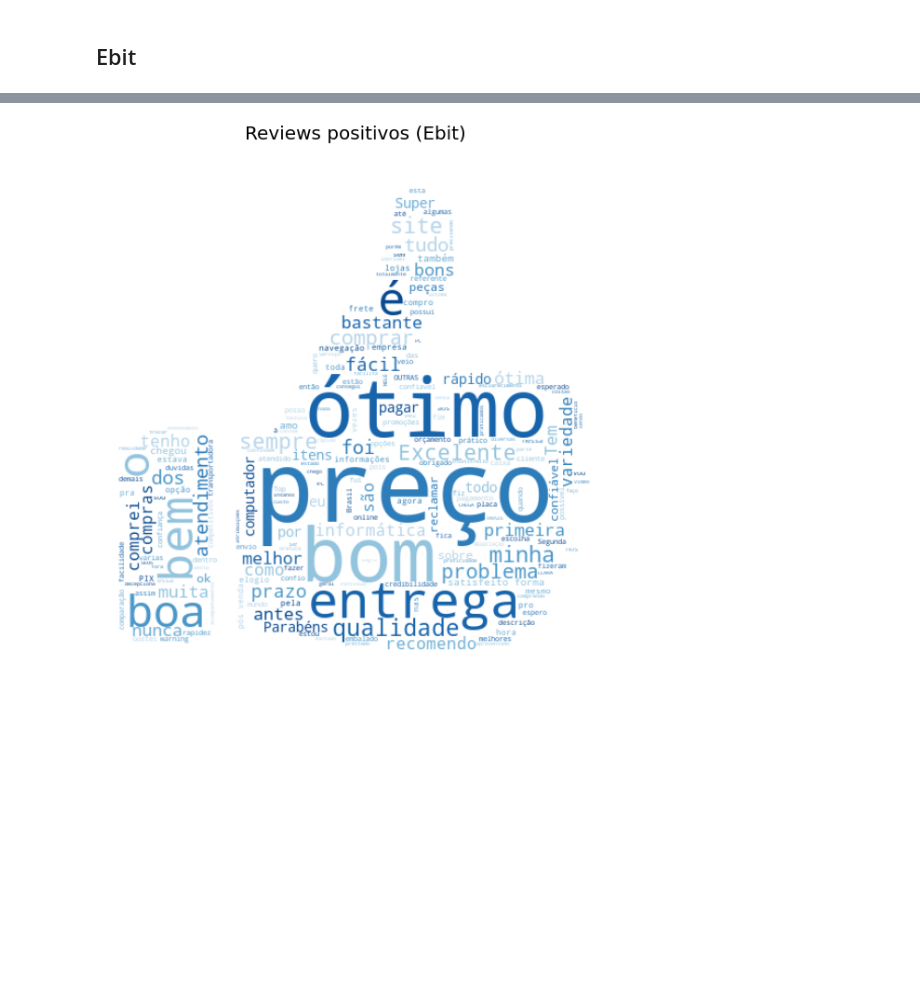
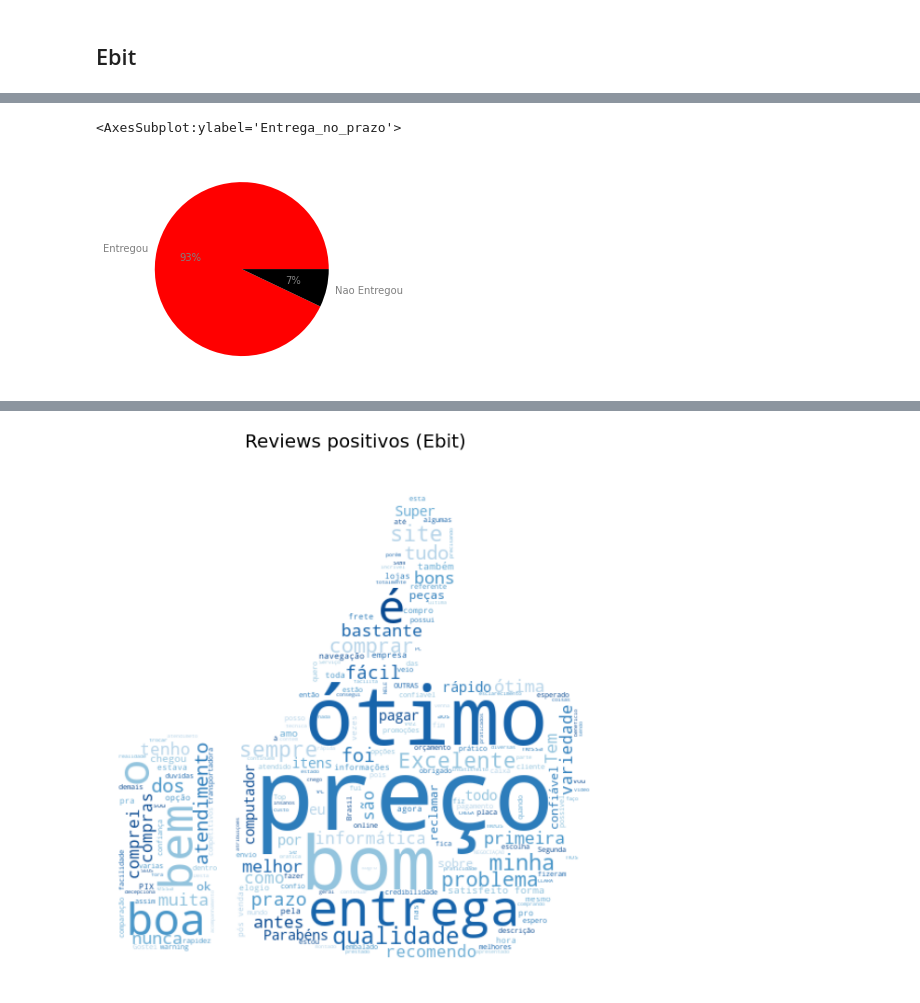
Before and after one commit to gutessitore/ReclameAquiScrapper, a Jupyter notebook: notebooks/pichau.ipynb, the cells around one changed output, grey strips where cells are left out. Cells and saved outputs as stored; diff of their text form; code cells hidden in the pictures; blank space fills up the shorter version.

```diff
--- a/notebooks/pichau.ipynb
+++ b/notebooks/pichau.ipynb
@@ -145,0 +173,6 @@ def plot_wordcloud(words, words_to_remove, title, style):
+# %%
+plt.axis('off')
+ebit_informaçao_site.groupby(['Entrega_no_prazo']).Entrega_no_prazo.count()[-5:].plot(kind='pie', autopct='%1.0f%%', colormap='flag', textprops={'color':"grey"})
+# %% [output]
+<AxesSubplot:ylabel='Entrega_no_prazo'>
+[figure, added]
```
Also changed, not shown: parts of 4 cells of this notebook, 1 other file.
